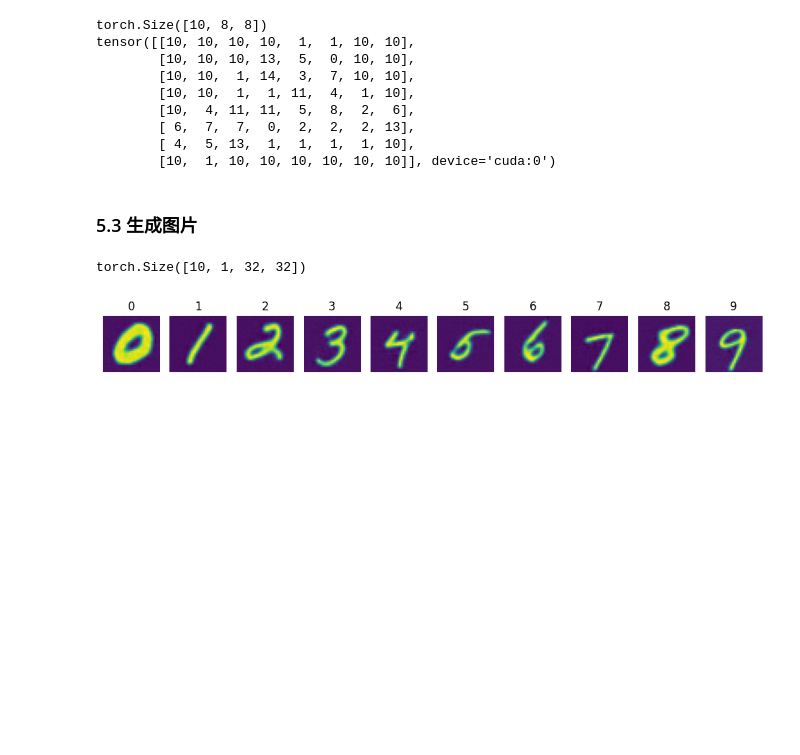
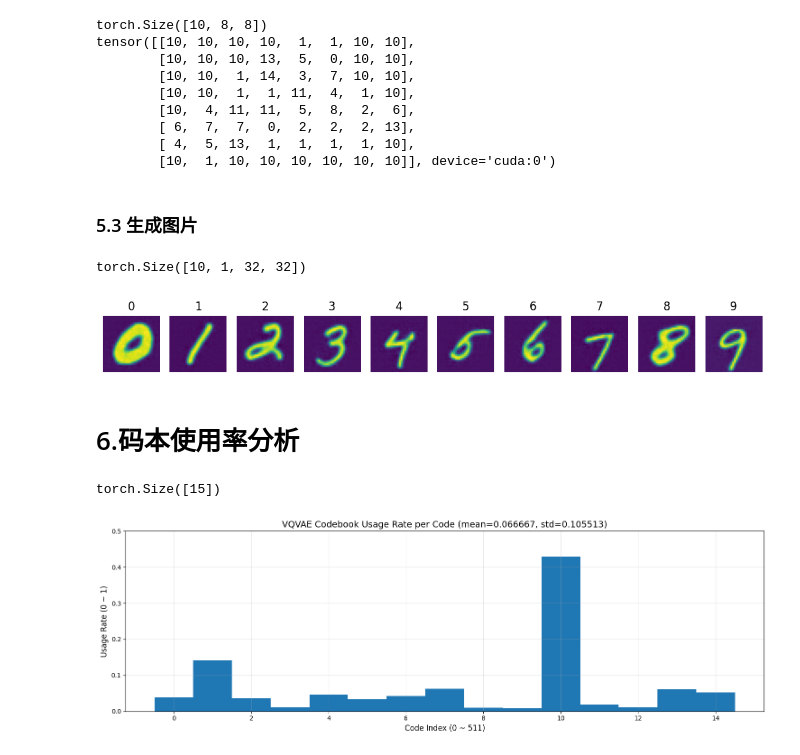
Before and after one commit to qing1zhuo/VQ-VAE, a Jupyter notebook: Image_Ex/MNIST_gene.ipynb, the cells around one changed output. Saved outputs shown, nothing was run; the diff lists cells and outputs as text; code cells hidden in the pictures; blank space fills up the shorter version.

```diff
--- a/Image_Ex/MNIST_gene.ipynb
+++ b/Image_Ex/MNIST_gene.ipynb
@@ -363,3 +364,39 @@ plt.tight_layout()
 plt.show()
 # %% [output]
 [figure]
+# %% [markdown]
+# 6.码本使用率分析
+# %%
+vqvae_code_usage = torch.bincount(
+    all_indices.flatten(),
+    minlength=NUM_EMBEDDINGS
+).cpu().float()
+total_use = vqvae_code_usage.sum().item()
+vqvae_code_usage/=total_use
+
+print(vqvae_code_usage.shape)
+# %% [output]
+torch.Size([15])
+# %%
+plt.figure(figsize=(15, 5))
+
+# 画柱状图（最清晰）
+plt.bar(
+    x=range(NUM_EMBEDDINGS),  # X轴：0,1,2,...,511
+    height=vqvae_code_usage.numpy(),  # Y轴：每个码本的使用率
+    width=1,
+    color='#1f77b4'
+)
+vqvae_std=vqvae_code_usage.std()
+vqvae_mean=vqvae_code_usage.mean()
+
+plt.xlabel("Code Index (0 ~ 511)", fontsize=12)
+plt.ylabel("Usage Rate (0 ~ 1)", fontsize=12)
+plt.title(f"VQVAE Codebook Usage Rate per Code (mean={vqvae_mean:.6f}, std={vqvae_std:.6f})", fontsize=14)
+
+plt.ylim(0, 0.5)
+plt.grid(alpha=0.3)
+plt.tight_layout()
+plt.show()
+# %% [output]
+[figure, added]
```
Also changed, not shown: parts of 1 cell of this notebook, 10 other files.
